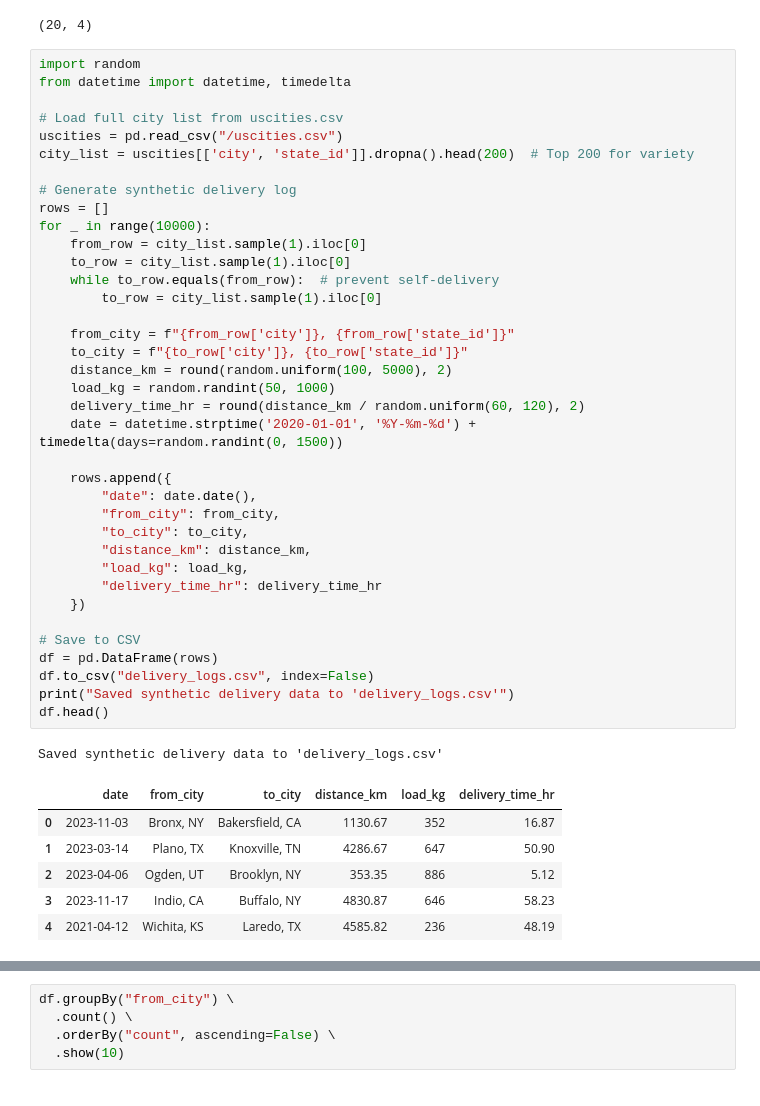
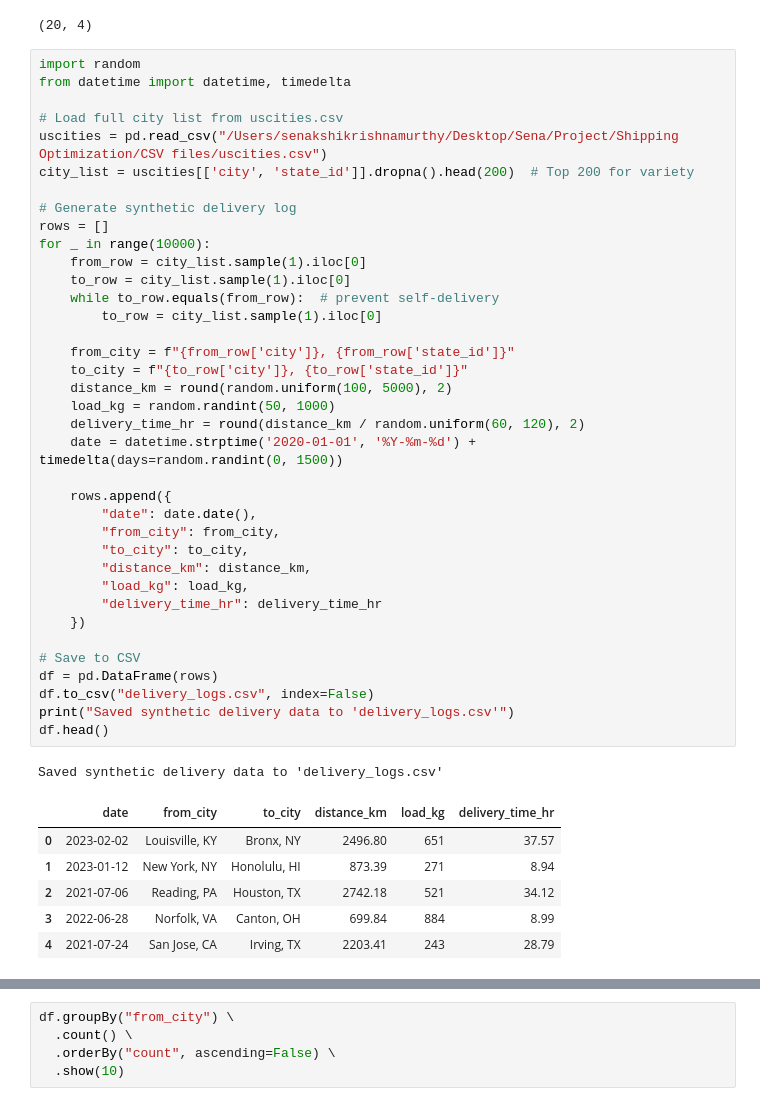
Before and after one commit to Senaakshi/PROJECTS, a Jupyter notebook: Shipping Optimization/Data_603_Project_Implementation_V2 (2).ipynb, the cells around one changed output, grey strips where cells are left out. Cells and saved outputs as stored; diff of their text form.

Commit message:
addded_new_project

```diff
--- a/Shipping Optimization/Data_603_Project_Implementation_V2 (2).ipynb
+++ b/Shipping Optimization/Data_603_Project_Implementation_V2 (2).ipynb
@@ -253,7 +259,7 @@ import random
 from datetime import datetime, timedelta
 
 # Load full city list from uscities.csv
-uscities = pd.read_csv("/uscities.csv")
+uscities = pd.read_csv("/Users/senakshikrishnamurthy/Desktop/Sena/Project/Shipping Optimization/CSV files/uscities.csv")
 city_list = uscities[['city', 'state_id']].dropna().head(200)  # Top 200 for variety
 
 # Generate synthetic delivery log
@@ -261,35 +267,35 @@ rows = []
 for _ in range(10000):
     from_row = city_list.sample(1).iloc[0]
     to_row = city_list.sample(1).iloc[0]
     while to_row.equals(from_row):  # prevent self-delivery
         to_row = city_list.sample(1).iloc[0]
 
     from_city = f"{from_row['city']}, {from_row['state_id']}"
     to_city = f"{to_row['city']}, {to_row['state_id']}"
     distance_km = round(random.uniform(100, 5000), 2)
     load_kg = random.randint(50, 1000)
     delivery_time_hr = round(distance_km / random.uniform(60, 120), 2)
     date = datetime.strptime('2020-01-01', '%Y-%m-%d') + timedelta(days=random.randint(0, 1500))
 
     rows.append({
         "date": date.date(),
         "from_city": from_city,
         "to_city": to_city,
         "distance_km": distance_km,
         "load_kg": load_kg,
         "delivery_time_hr": delivery_time_hr
     })
 
 # Save to CSV
 df = pd.DataFrame(rows)
 df.to_csv("delivery_logs.csv", index=False)
 print("Saved synthetic delivery data to 'delivery_logs.csv'")
 df.head()
 # %% [output]
 Saved synthetic delivery data to 'delivery_logs.csv'
 |  | date | from_city | to_city | distance_km | load_kg | delivery_time_hr |
-| 0 | 2023-11-03 | Bronx, NY | Bakersfield, CA | 1130.67 | 352 | 16.87 |
-| 1 | 2023-03-14 | Plano, TX | Knoxville, TN | 4286.67 | 647 | 50.90 |
-| 2 | 2023-04-06 | Ogden, UT | Brooklyn, NY | 353.35 | 886 | 5.12 |
-| 3 | 2023-11-17 | Indio, CA | Buffalo, NY | 4830.87 | 646 | 58.23 |
-| 4 | 2021-04-12 | Wichita, KS | Laredo, TX | 4585.82 | 236 | 48.19 |
+| 0 | 2023-02-02 | Louisville, KY | Bronx, NY | 2496.80 | 651 | 37.57 |
+| 1 | 2023-01-12 | New York, NY | Honolulu, HI | 873.39 | 271 | 8.94 |
+| 2 | 2021-07-06 | Reading, PA | Houston, TX | 2742.18 | 521 | 34.12 |
+| 3 | 2022-06-28 | Norfolk, VA | Canton, OH | 699.84 | 884 | 8.99 |
+| 4 | 2021-07-24 | San Jose, CA | Irving, TX | 2203.41 | 243 | 28.79 |
```
Also changed, not shown: parts of 11 cells of this notebook, 1 other file.
